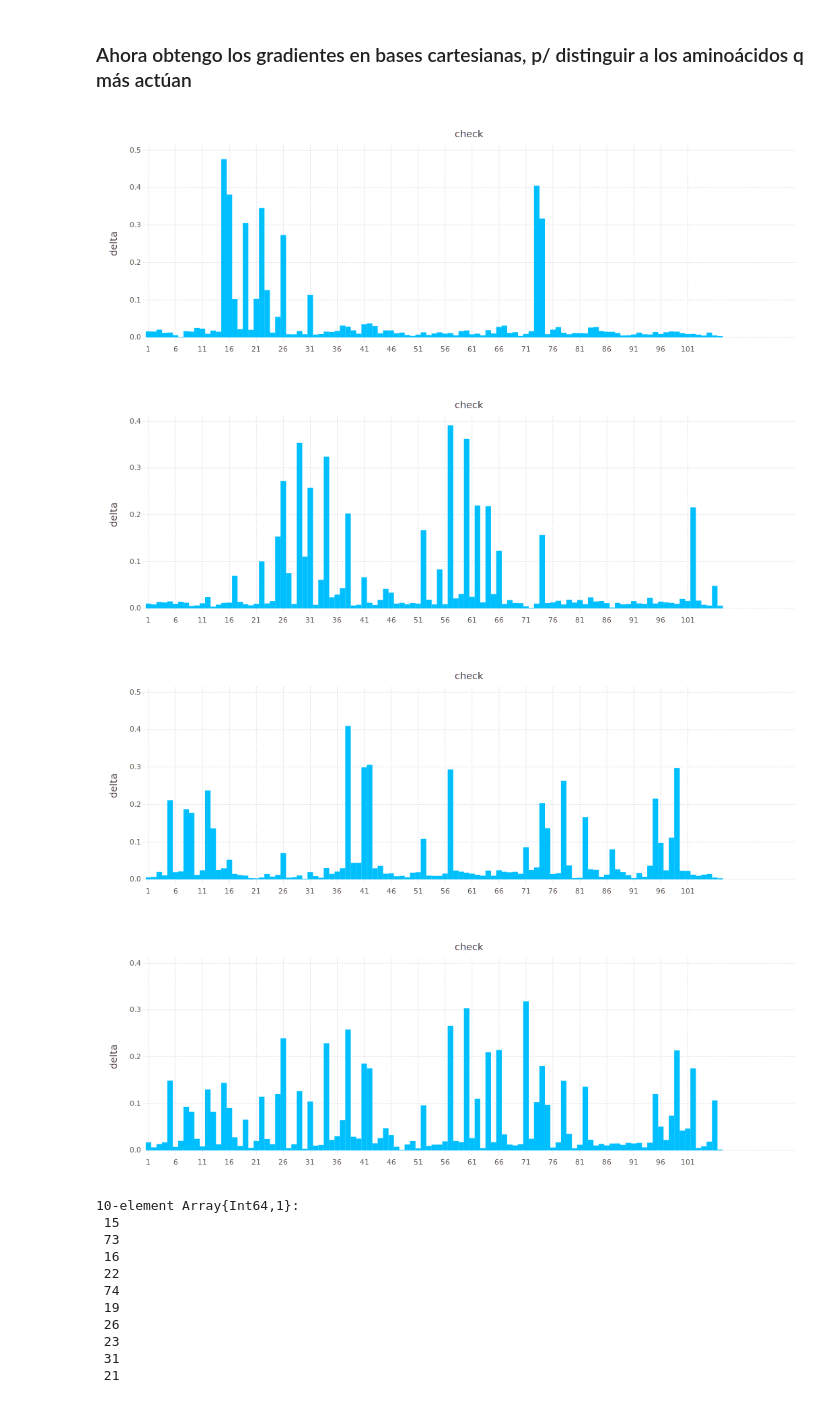
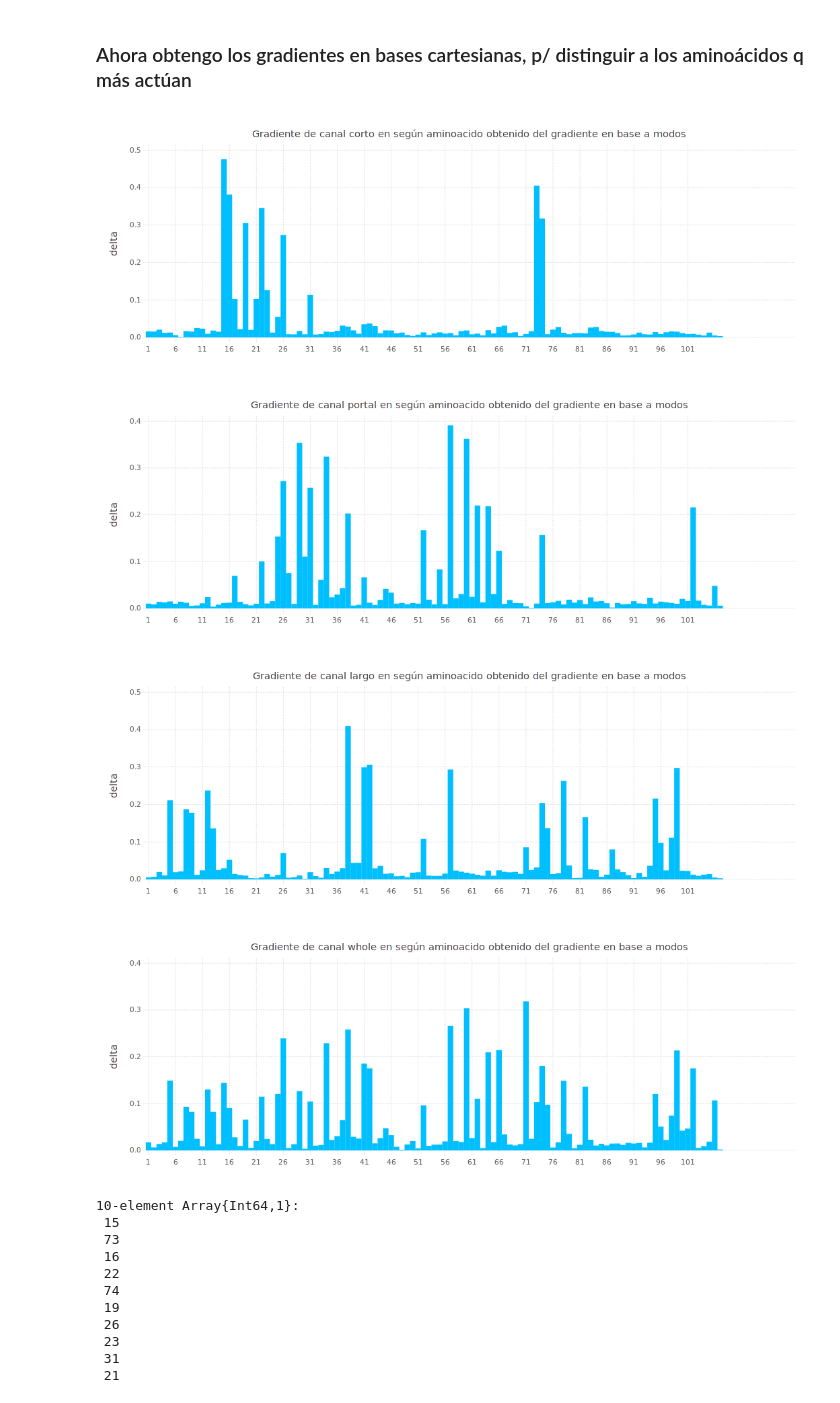
Before and after one commit to pgbarletta/hemo, a Jupyter notebook: src/2freq_NDD_mtn.ipynb, the cells around one changed output. Saved outputs shown, nothing was run; the diff lists cells and outputs as text; code cells hidden in the pictures.

```diff
--- a/src/2freq_NDD_mtn.ipynb
+++ b/src/2freq_NDD_mtn.ipynb
@@ -399,39 +399,39 @@ df_df_cart_ndd_whole_dd2 = DataFrame(delta = tognm(cart_ndd_whole_dd2));
 # %%
 pdf_gdte_whole = plot(df_cart_ndd_corto_dd2,
 y="delta",
 Geom.bar(position=:dodge),
-Guide.Title("check"),
+Guide.Title("Gradiente de canal corto en según aminoacido obtenido del gradiente en base a modos"),
 Coord.Cartesian(xmin=1, xmax=120),
 Guide.xticks(ticks = collect(1:5:101), orientation=:horizontal))
 # %% [output]
-[figure, old version]
+[figure, new version]
 # %%
 pdf_gdte_whole = plot(df_cart_ndd_portal_dd2,
 y="delta",
 Geom.bar(position=:dodge),
-Guide.Title("check"),
+Guide.Title("Gradiente de canal portal en según aminoacido obtenido del gradiente en base a modos"),
 Coord.Cartesian(xmin=1, xmax=120),
 Guide.xticks(ticks = collect(1:5:101), orientation=:horizontal))
 # %% [output]
-[figure, old version]
+[figure, new version]
 # %%
 pdf_gdte_whole = plot(df_cart_ndd_largo_dd2,
 y="delta",
 Geom.bar(position=:dodge),
-Guide.Title("check"),
+Guide.Title("Gradiente de canal largo en según aminoacido obtenido del gradiente en base a modos"),
 Coord.Cartesian(xmin=1, xmax=120),
 Guide.xticks(ticks = collect(1:5:101), orientation=:horizontal))
 # %% [output]
-[figure, old version]
+[figure, new version]
 # %%
 pdf_gdte_whole = plot(df_cart_ndd_whole_dd2,
 y="delta",
 Geom.bar(position=:dodge),
-Guide.Title("check"),
+Guide.Title("Gradiente de canal whole en según aminoacido obtenido del gradiente en base a modos"),
 Coord.Cartesian(xmin=1, xmax=120),
 Guide.xticks(ticks = collect(1:5:101), orientation=:horizontal))
 # %% [output]
-[figure, old version]
+[figure, new version]
 # %%
 sortperm(df_cart_ndd_corto_dd2, rev=true)[1:10]
 # %% [output]
```
